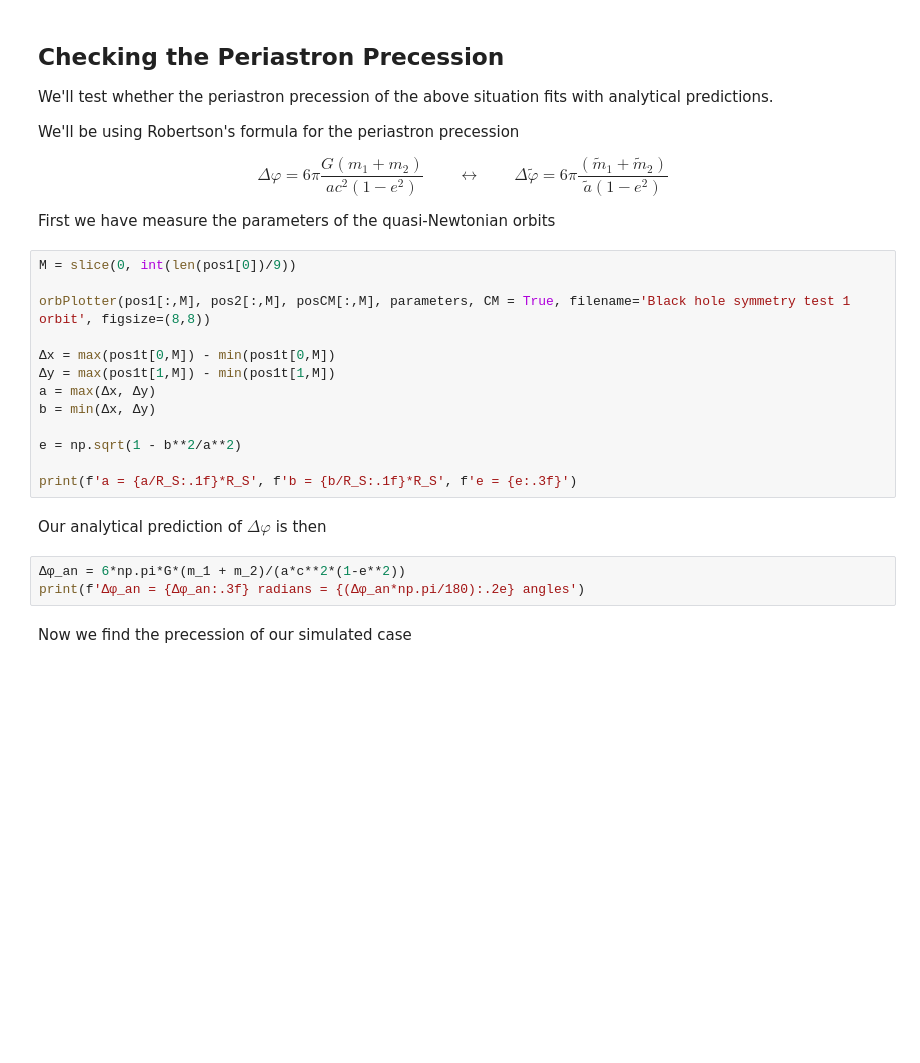
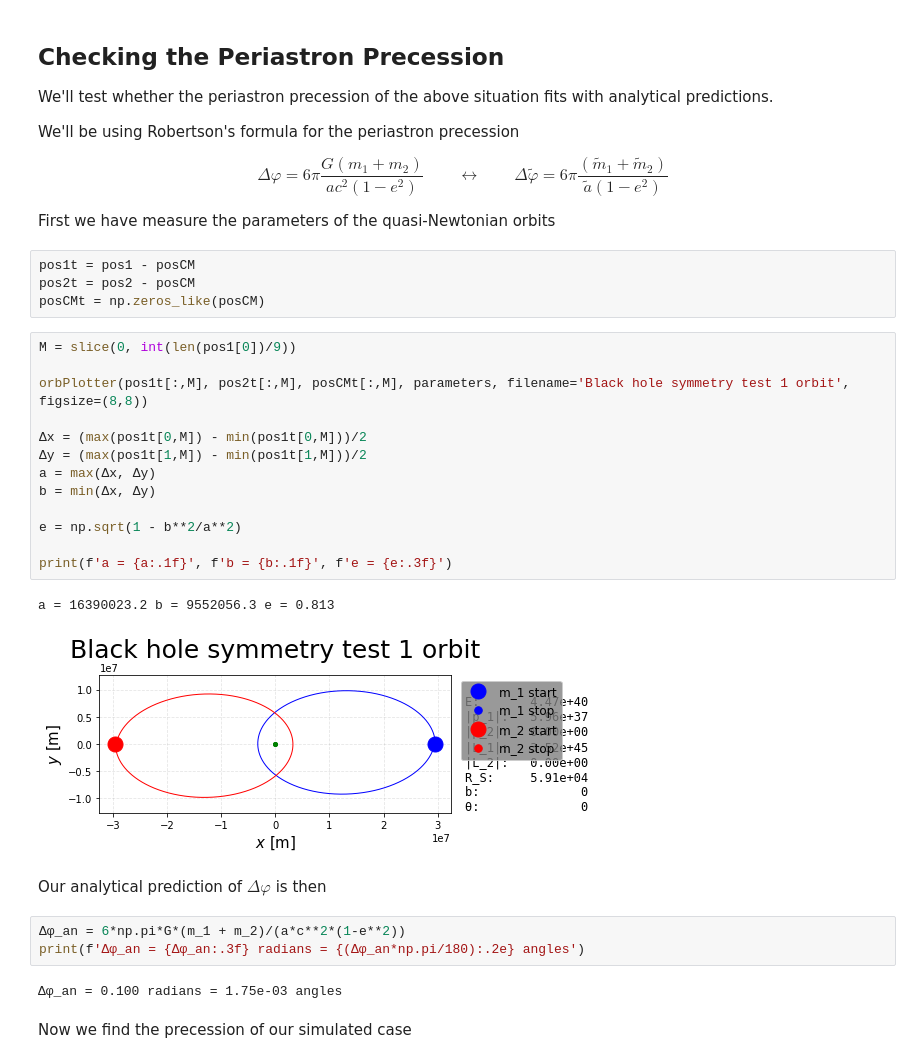
Before and after one commit to carlivas/Binary-Black-Hole-Orbitals, a Jupyter notebook: 03 EINSTEIN INFELD HOFMANN/(T) TWO BODY CASES.ipynb, the cells around one changed output. Saved outputs shown, nothing was run; the diff lists cells and outputs as text; blank space fills up the shorter version.

```diff
--- a/03 EINSTEIN INFELD HOFMANN/(T) TWO BODY CASES.ipynb
+++ b/03 EINSTEIN INFELD HOFMANN/(T) TWO BODY CASES.ipynb
@@ -420,24 +452,33 @@ We'll be using Robertson's formula for the periastron precession
 $$\Delta \varphi = 6 \pi \frac{G(m_1 + m_2)}{a c^2 (1- e^2)} \qquad \longleftrightarrow \qquad \Delta \tilde \varphi = 6 \pi \frac{(\tilde m_1 + \tilde m_2)}{\tilde a (1- e^2)}$$
 
 First we have measure the parameters of the quasi-Newtonian orbits
+# %%
+pos1t = pos1 - posCM
+pos2t = pos2 - posCM
+posCMt = np.zeros_like(posCM)
 # %%
 M = slice(0, int(len(pos1[0])/9))
 
-orbPlotter(pos1[:,M], pos2[:,M], posCM[:,M], parameters, CM = True, filename='Black hole symmetry test 1 orbit', figsize=(8,8))
+orbPlotter(pos1t[:,M], pos2t[:,M], posCMt[:,M], parameters, filename='Black hole symmetry test 1 orbit', figsize=(8,8))
 
-Δx = max(pos1t[0,M]) - min(pos1t[0,M])
-Δy = max(pos1t[1,M]) - min(pos1t[1,M])
+Δx = (max(pos1t[0,M]) - min(pos1t[0,M]))/2
+Δy = (max(pos1t[1,M]) - min(pos1t[1,M]))/2
 a = max(Δx, Δy)
 b = min(Δx, Δy)
 
 e = np.sqrt(1 - b**2/a**2)
 
-print(f'a = {a/R_S:.1f}*R_S', f'b = {b/R_S:.1f}*R_S', f'e = {e:.3f}')
+print(f'a = {a:.1f}', f'b = {b:.1f}', f'e = {e:.3f}')
+# %% [output]
+a = 16390023.2 b = 9552056.3 e = 0.813
+[figure, added]
 # %% [markdown]
 Our analytical prediction of $\Delta \varphi$ is then
 # %%
 Δφ_an = 6*np.pi*G*(m_1 + m_2)/(a*c**2*(1-e**2))
 print(f'Δφ_an = {Δφ_an:.3f} radians = {(Δφ_an*np.pi/180):.2e} angles')
+# %% [output]
+Δφ_an = 0.100 radians = 1.75e-03 angles
 # %% [markdown]
 Now we find the precession of our simulated case
 # %%
```
Also changed, not shown: parts of 19 cells of this notebook.
